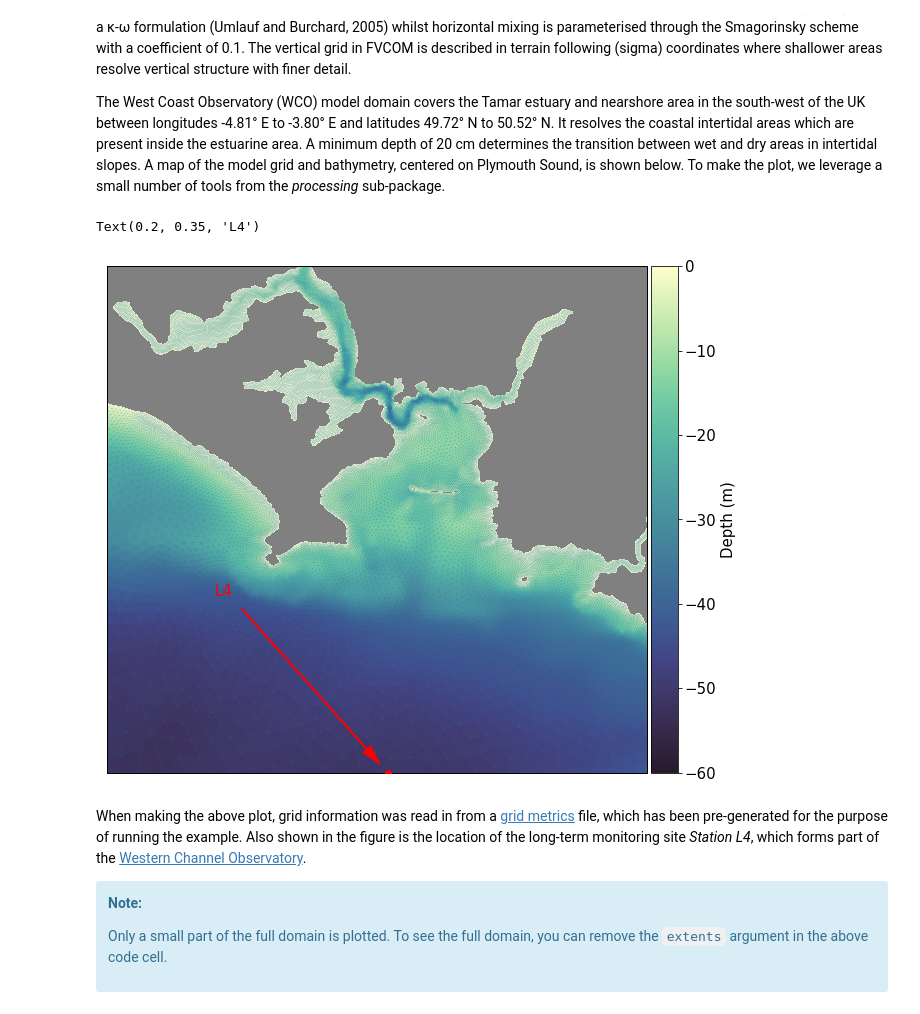
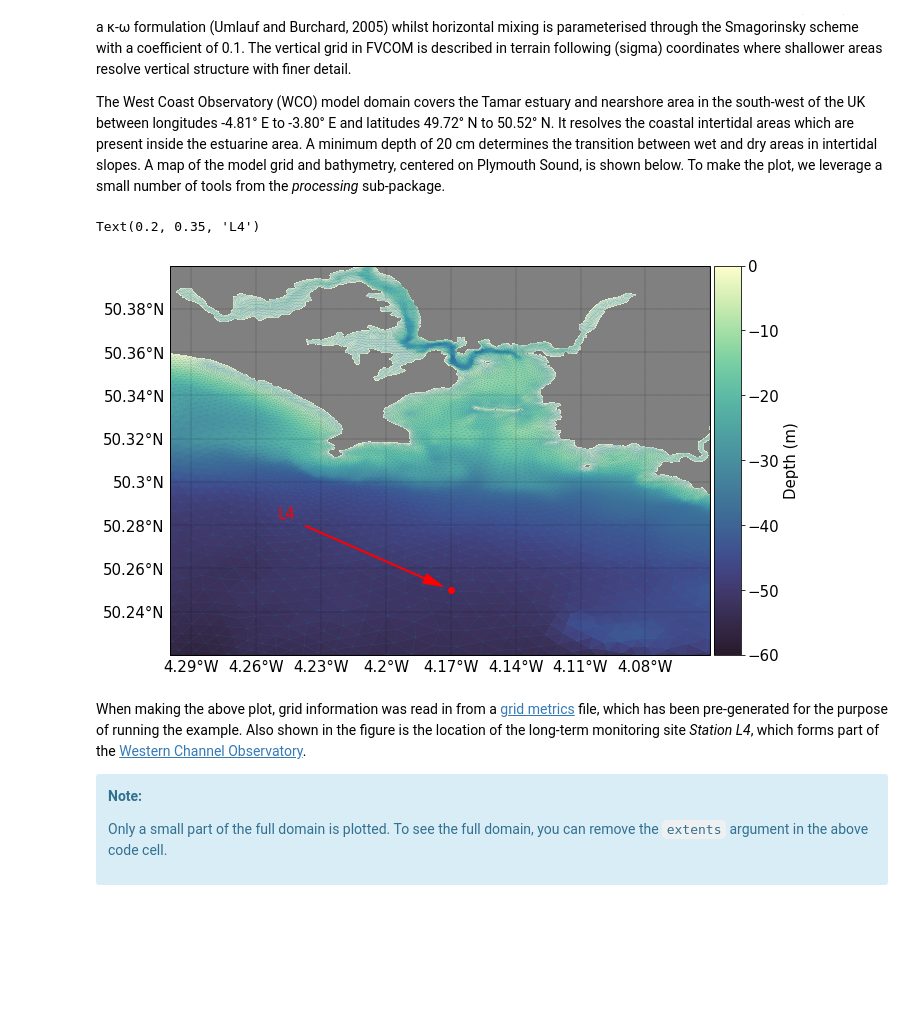
Before and after one commit to pmlmodelling/pylag, a Jupyter notebook: doc/source/examples/fvcom_forward_tracking.ipynb, the cells around one changed output. Saved outputs shown, nothing was run; the diff lists cells and outputs as text; code cells hidden in the pictures; blank space fills up the shorter version.

```diff
--- a/doc/source/examples/fvcom_forward_tracking.ipynb
+++ b/doc/source/examples/fvcom_forward_tracking.ipynb
@@ -21,6 +21,7 @@ The West Coast Observatory (WCO) model domain covers the Tamar estuary and nears
 import warnings
 import numpy as np
 from netCDF4 import Dataset
+import cartopy.crs as ccrs
 
 from pylag.processing.plot import PyLagPlotter
 from pylag.processing.plot import create_figure, colourmap
@@ -29,44 +30,42 @@ warnings.filterwarnings('ignore')
 
 # Root directory for PyLag example input files
 data_dir='{}/data/pylag_doc'.format(os.environ['HOME'])
 
 # Grid metrics file
 grid_metrics_file_name = '{}/fvcom_tamar_estuary_grid_metrics.nc'.format(data_dir)
 
 # Read in the bathymetry
 ds = Dataset(grid_metrics_file_name, 'r')
 bathy = -ds.variables['h'][:]
 ds.close()
 del(ds)
 
 # Create figure
 font_size = 15
 cmap = colourmap('h_r')
-fig, ax = create_figure(figure_size=(26., 26.), font_size=font_size, bg_color='gray')
+fig, ax = create_figure(figure_size=(26., 26.), projection=ccrs.PlateCarree(), font_size=font_size, bg_color='gray')
 
 # Configure plotter
-extents = np.array([-4.3, -4.05, 50.25, 50.4], dtype=float)
 plotter = PyLagPlotter(grid_metrics_file_name,
-                       ax,
-                       extents=extents,
-                       fs=font_size,
-                       use_basemap=True)
+                       geospatial_coords=True,
+                       font_size=font_size)
 
 # Plot bathymetry
-plotter.plot_field(bathy, add_colorbar=True, cb_label='Depth (m)', vmin=-60., vmax=0., cmap=cmap)
+extents = np.array([-4.3, -4.05, 50.22, 50.4], dtype=float)
+plotter.plot_field(ax, bathy, extents=extents, add_colour_bar=True, cb_label='Depth (m)', vmin=-60., vmax=0., cmap=cmap)
 
 # Overlay grid
-plotter.draw_grid(linewidth=0.1)
+plotter.draw_grid(ax, linewidth=0.1)
 
 # Mark location of Station L4
-plotter.mark_location([-4.17], [50.25], marker='o', c='r')
-x,y = plotter.m(-4.17, 50.25)
+plotter.scatter(ax, [-4.17], [50.25], marker='o', c='r')
+x, y = ax.projection.transform_point(-4.17, 50.25, src_crs=ccrs.PlateCarree())
 ax.annotate('L4', xy=(x, y), xytext=(0.2, 0.35), textcoords='axes fraction',
              arrowprops=dict(facecolor='red', edgecolor='red', width=1, headwidth=10, headlength=20, shrink=0.05),
              fontsize=font_size, color='red')
 # %% [output]
 Text(0.2, 0.35, 'L4')
-[figure, old version]
+[figure, new version]
 # %% [markdown]
 When making the above plot, grid information was read in from a [grid metrics](../documentation/overview.ipynb) file, which has been pre-generated for the purpose of running the example. Also shown in the figure is the location of the long-term monitoring site *Station L4*, which forms part of the [Western Channel Observatory](https://www.westernchannelobservatory.org.uk/).
 
```
Also changed, not shown: parts of 3 cells of this notebook, 4 other files.
